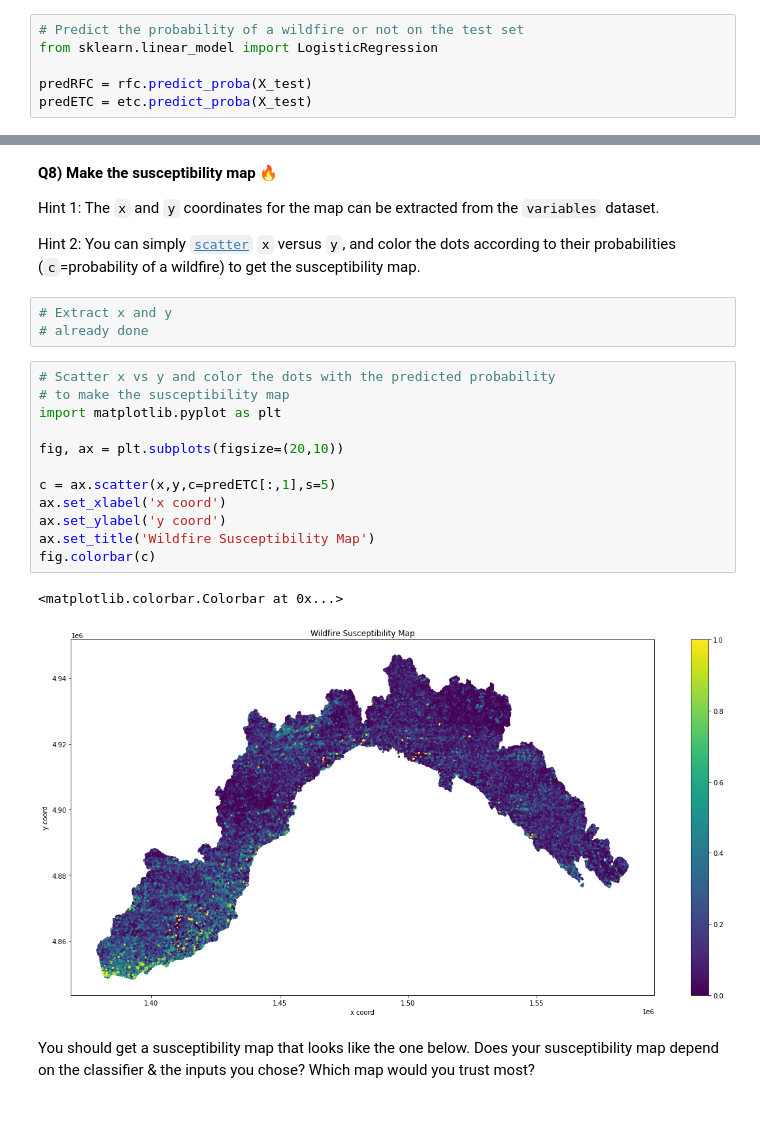
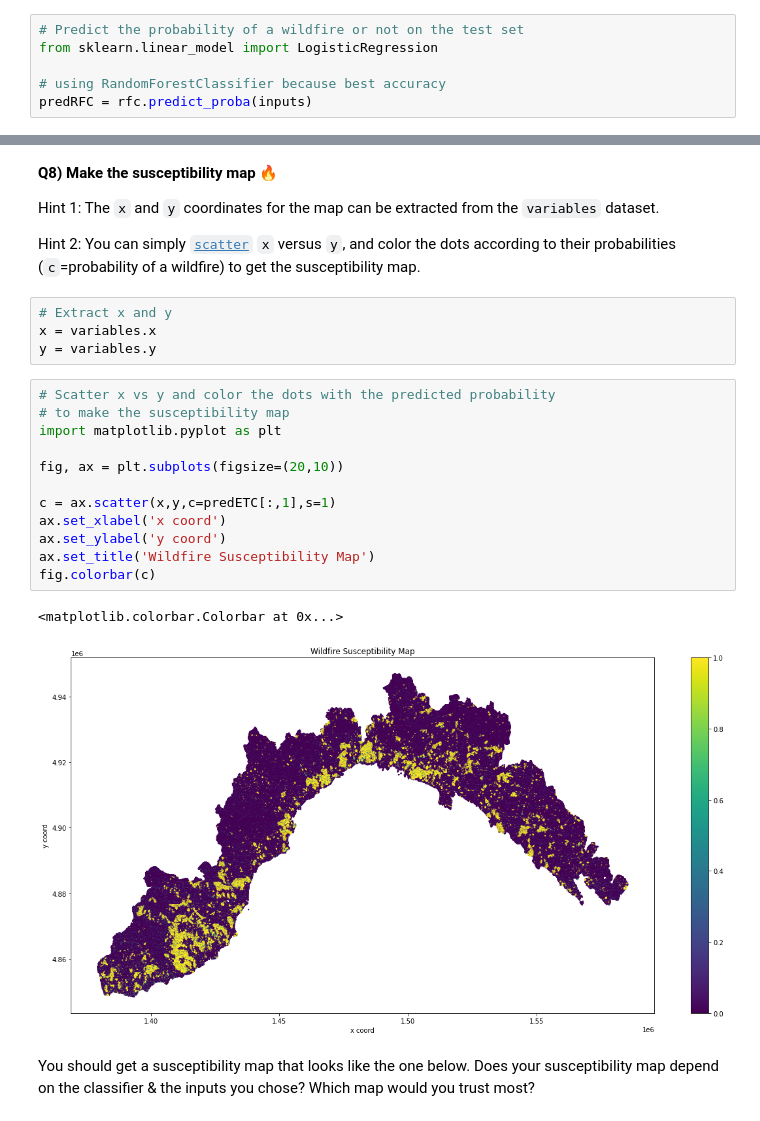
Before and after one commit to CReis93/2022_ML_Earth_Env_Sci, a Jupyter notebook: Copie_de_S3_4_Wildfire_Risk_Italy.ipynb, the cells around one changed output, grey strips where cells are left out. Drawn from its saved outputs; the diff is of its cells as text.

```diff
--- a/Copie_de_S3_4_Wildfire_Risk_Italy.ipynb
+++ b/Copie_de_S3_4_Wildfire_Risk_Italy.ipynb
@@ -408,8 +396,8 @@ Hint: `predict_proba` will give you the probability of both the presence and abs
 # Predict the probability of a wildfire or not on the test set
 from sklearn.linear_model import LogisticRegression
 
-predRFC = rfc.predict_proba(X_test)
-predETC = etc.predict_proba(X_test)
+# using RandomForestClassifier because best accuracy
+predRFC = rfc.predict_proba(inputs)
 # %%
 # Extract the probability of a wildfire
 # happening over the entire period of the dataset
@@ -433,22 +421,23 @@ Hint 1: The `x` and `y` coordinates for the map can be extracted from the `varia
 Hint 2: You can simply [`scatter`](https://matplotlib.org/stable/api/_as_gen/matplotlib.pyplot.scatter.html) `x` versus `y`, and color the dots according to their probabilities (`c`=probability of a wildfire) to get the susceptibility map.
 # %%
 # Extract x and y
-# already done
+x = variables.x
+y = variables.y
 # %%
 # Scatter x vs y and color the dots with the predicted probability
 # to make the susceptibility map
 import matplotlib.pyplot as plt
 
 fig, ax = plt.subplots(figsize=(20,10))
 
-c = ax.scatter(x,y,c=predETC[:,1],s=5)
+c = ax.scatter(x,y,c=predETC[:,1],s=1)
 ax.set_xlabel('x coord')
 ax.set_ylabel('y coord')
 ax.set_title('Wildfire Susceptibility Map')
 fig.colorbar(c)
 # %% [output]
 <matplotlib.colorbar.Colorbar at 0x...>
-[figure, old version]
+[figure, new version]
 # %% [markdown]
 You should get a susceptibility map that looks like the one below. Does your susceptibility map depend on the classifier & the inputs you chose? Which map would you trust most?
 # %% [markdown]
```
Also changed, not shown: parts of 10 cells of this notebook.
